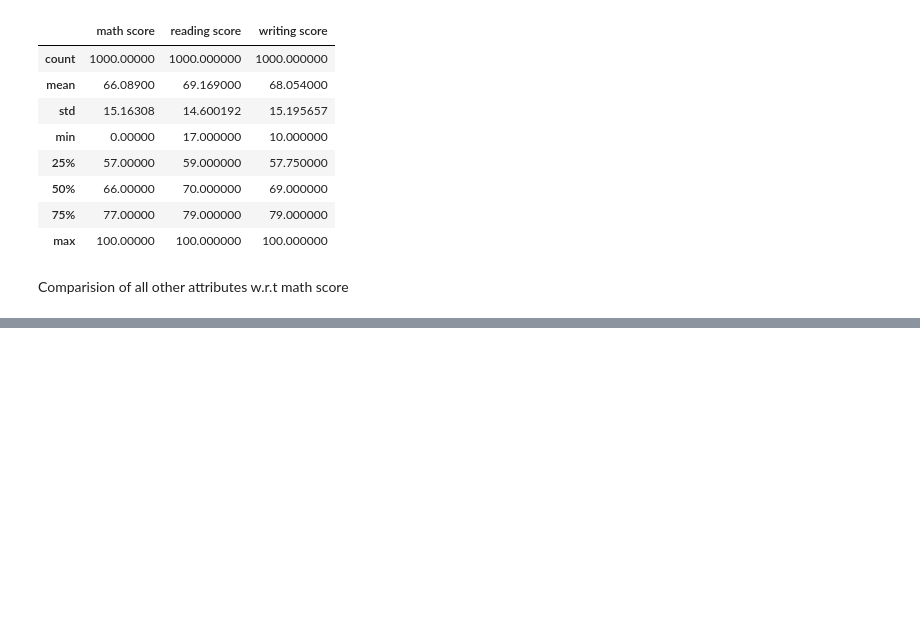
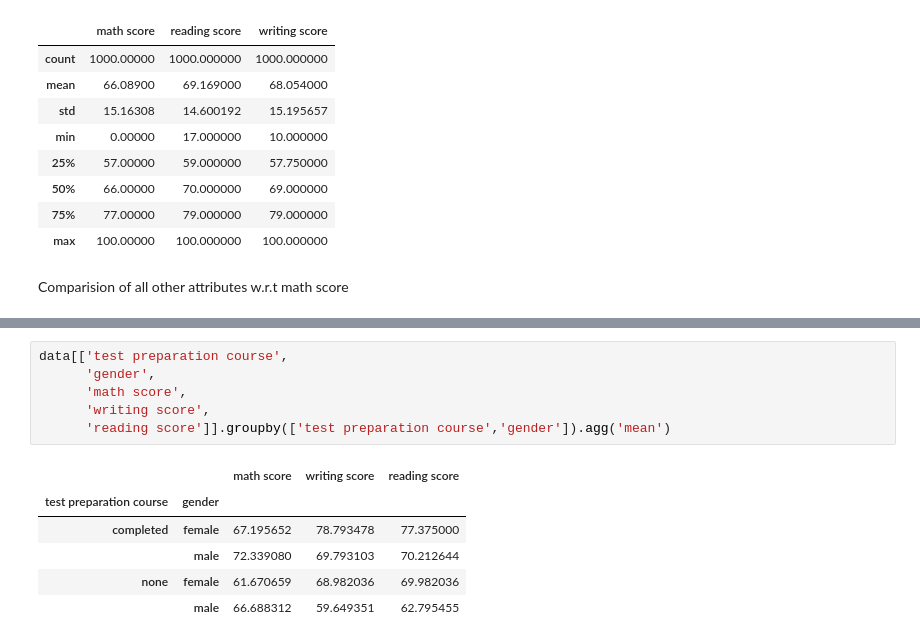
Before and after one commit to Kushal-Chandar/statistics-student-performance-analysis, a Jupyter notebook: app.ipynb, the cells around one changed output, grey strips where cells are left out. Saved outputs shown, nothing was run; the diff lists cells and outputs as text; blank space fills up the shorter version.

```diff
--- a/app.ipynb
+++ b/app.ipynb
@@ -85,0 +121,13 @@ Target looks like regression
+# %%
+data[['test preparation course',
+      'gender',
+      'math score',
+      'writing score',
+      'reading score']].groupby(['test preparation course','gender']).agg('mean')
+# %% [output]
+|  |  | math score | writing score | reading score |
+| test preparation course | gender |  |  |  |
+| completed | female | 67.195652 | 78.793478 | 77.375000 |
+|  | male | 72.339080 | 69.793103 | 70.212644 |
+| none | female | 61.670659 | 68.982036 | 69.982036 |
+|  | male | 66.688312 | 59.649351 | 62.795455 |
```
Also changed, not shown: parts of 7 cells of this notebook, 2 other files.
